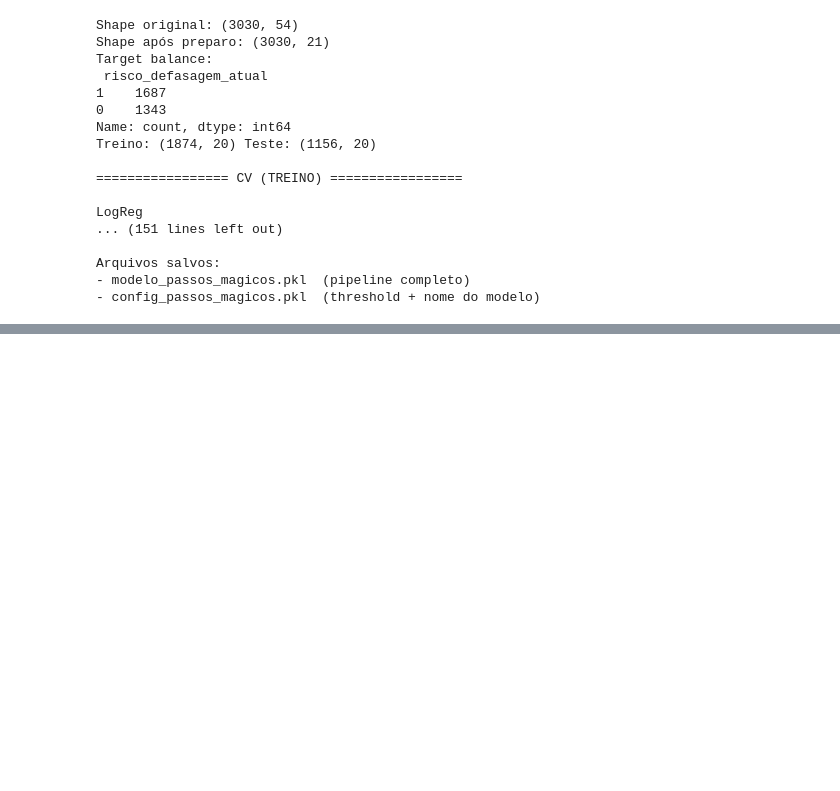
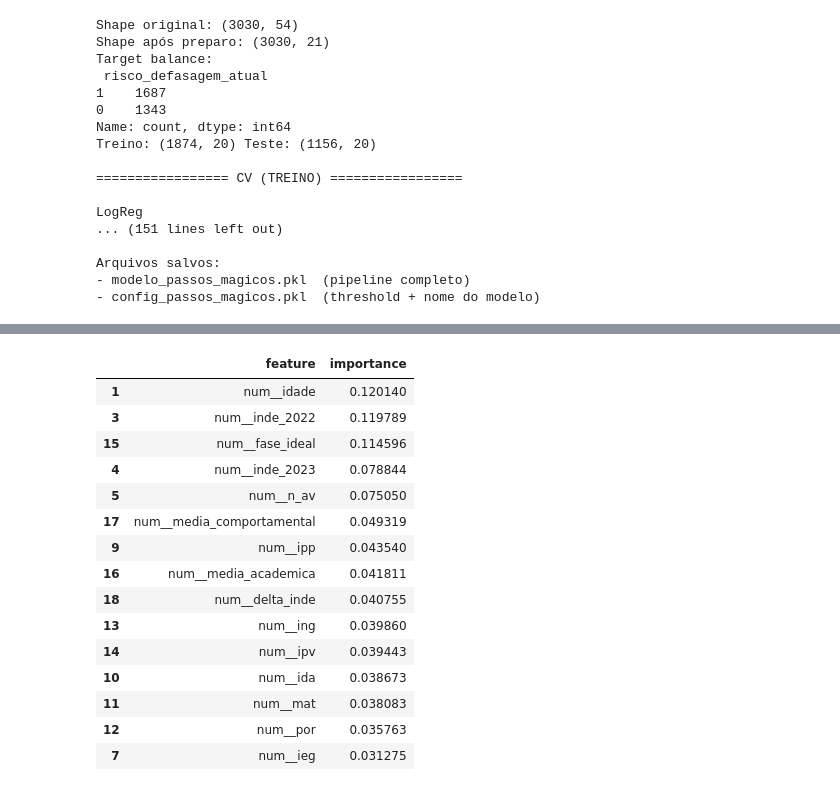
Before and after one commit to RicardViana/fiap-fase5-datathon, a Jupyter notebook: notebooks/Datathon_FIAP_Fase_5.ipynb, the cells around one changed output, grey strips where cells are left out. Drawn from its saved outputs; the diff is of its cells as text; code cells hidden in the pictures; blank space fills up the shorter version.

```diff
--- a/notebooks/Datathon_FIAP_Fase_5.ipynb
+++ b/notebooks/Datathon_FIAP_Fase_5.ipynb
@@ -402,0 +441,30 @@ Arquivos salvos:
+# %%
+model = pipe.named_steps['model']
+
+importances = model.feature_importances_
+
+features = pipe.named_steps['prep'].get_feature_names_out()
+
+imp = pd.DataFrame({
+    'feature': features,
+    'importance': importances
+}).sort_values('importance', ascending=False)
+
+imp.head(15)
+# %% [output]
+|  | feature | importance |
+| 1 | num__idade | 0.120140 |
+| 3 | num__inde_2022 | 0.119789 |
+| 15 | num__fase_ideal | 0.114596 |
+| 4 | num__inde_2023 | 0.078844 |
+| 5 | num__n_av | 0.075050 |
+| 17 | num__media_comportamental | 0.049319 |
+| 9 | num__ipp | 0.043540 |
+| 16 | num__media_academica | 0.041811 |
+| 18 | num__delta_inde | 0.040755 |
+| 13 | num__ing | 0.039860 |
+| 14 | num__ipv | 0.039443 |
+| 10 | num__ida | 0.038673 |
+| 11 | num__mat | 0.038083 |
+| 12 | num__por | 0.035763 |
+| 7 | num__ieg | 0.031275 |
```
Also changed, not shown: parts of 2 cells of this notebook.
